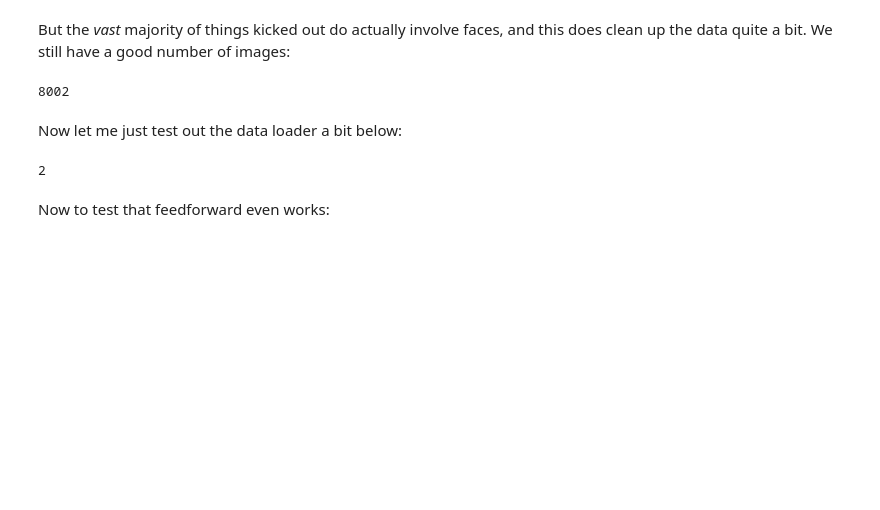
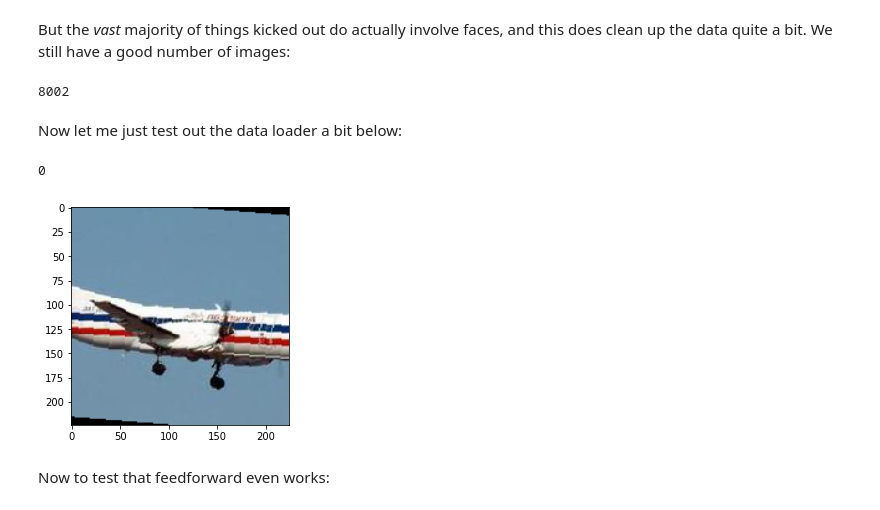
Before and after one commit to ebrahimebrahim/udaproject_dog_classification, a Jupyter notebook: dog_app.ipynb, the cells around one changed output. Drawn from its saved outputs; the diff is of its cells as text; code cells hidden in the pictures; blank space fills up the shorter version.

```diff
--- a/dog_app.ipynb
+++ b/dog_app.ipynb
@@ -315,11 +315,18 @@ split_index=int(len(data)*0.1)
 validation_files = data[:split_index]
 training_files = data[split_index:]
 
-testing_transformation = transforms.Compose([transforms.Resize((256,256)),
-                                             transforms.ToTensor()])
+normalize   = transforms.Normalize(mean=[0.485, 0.456, 0.406],
+                                   std=[0.229, 0.224, 0.225])
+unnormalize = transforms.Normalize(mean=-np.array(normalize.mean) * (1/np.array(normalize.std)),
+                                   std=1/np.array(normalize.std))
+
+testing_transformation = transforms.Compose([transforms.Resize((224,224)),
+                                             transforms.ToTensor(),
+                                             normalize])
 training_transformation = transforms.Compose([transforms.RandomRotation(10),
-                                             transforms.RandomResizedCrop(256,scale=(0.8,1)),
-                                             transforms.ToTensor()])
+                                             transforms.RandomResizedCrop(224,scale=(0.8,1)),
+                                             transforms.ToTensor(),
+                                             normalize])
 
 def dataloader(files_labels, transformation, batch_size=32):
     """
@@ -341,10 +348,11 @@ Now let me just test out the data loader a bit below:
 # %%
 l=dataloader(training_files,training_transformation)
 imgs,lbls=next(l)
-plt.imshow((imgs[0].permute(1,2,0)))
+plt.imshow((unnormalize(imgs[0]).permute(1,2,0)))
 print(lbls[0].item())
 # %% [output]
-2
+0
+[figure, added]
 # %% [markdown]
 Now to test that feedforward even works:
 # %%
```
Also changed, not shown: parts of 4 cells of this notebook.
